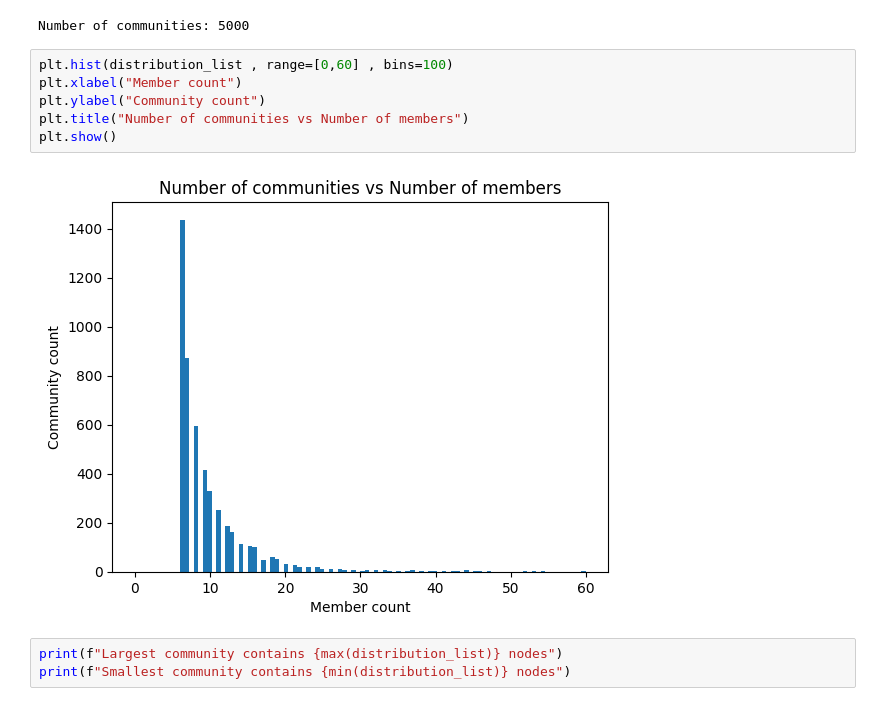
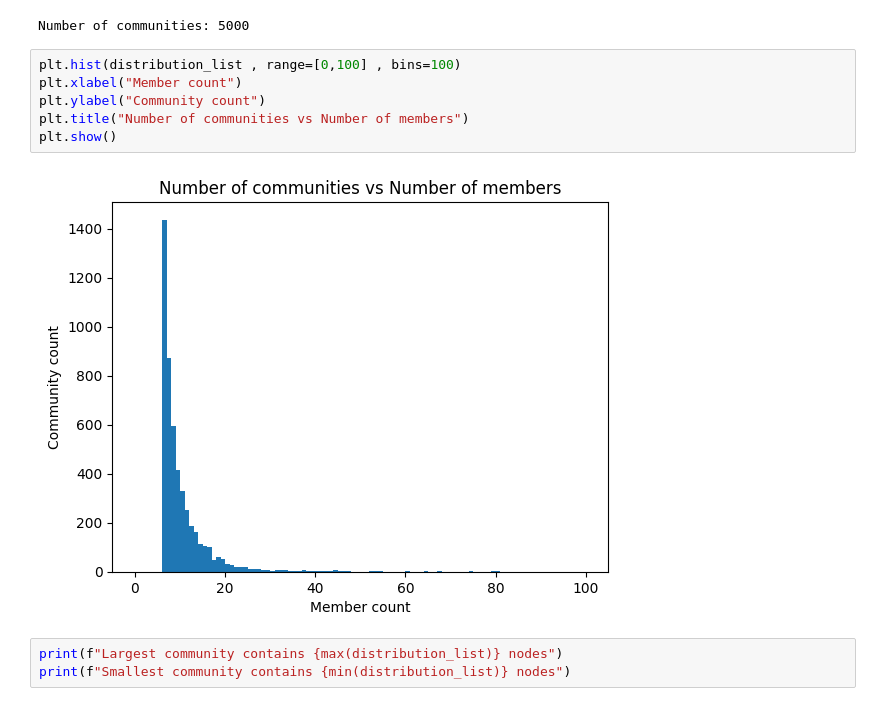
Before and after one commit to sbhardwajgrid/graph-DL, a Jupyter notebook: notebooks/data_exploration.ipynb, the cells around one changed output. Drawn from its saved outputs; the diff is of its cells as text.

```diff
--- a/notebooks/data_exploration.ipynb
+++ b/notebooks/data_exploration.ipynb
@@ -128,13 +128,13 @@ print("Number of communities:" , len(distribution_list))
 # %% [output]
 Number of communities: 5000
 # %%
-plt.hist(distribution_list , range=[0,60] , bins=100)
+plt.hist(distribution_list , range=[0,100] , bins=100)
 plt.xlabel("Member count")
 plt.ylabel("Community count")
 plt.title("Number of communities vs Number of members")
 plt.show()
 # %% [output]
-[figure, old version]
+[figure, new version]
 # %%
 print(f"Largest community contains {max(distribution_list)} nodes")
 print(f"Smallest community contains {min(distribution_list)} nodes")
```
Also changed, not shown: 9 other files.
